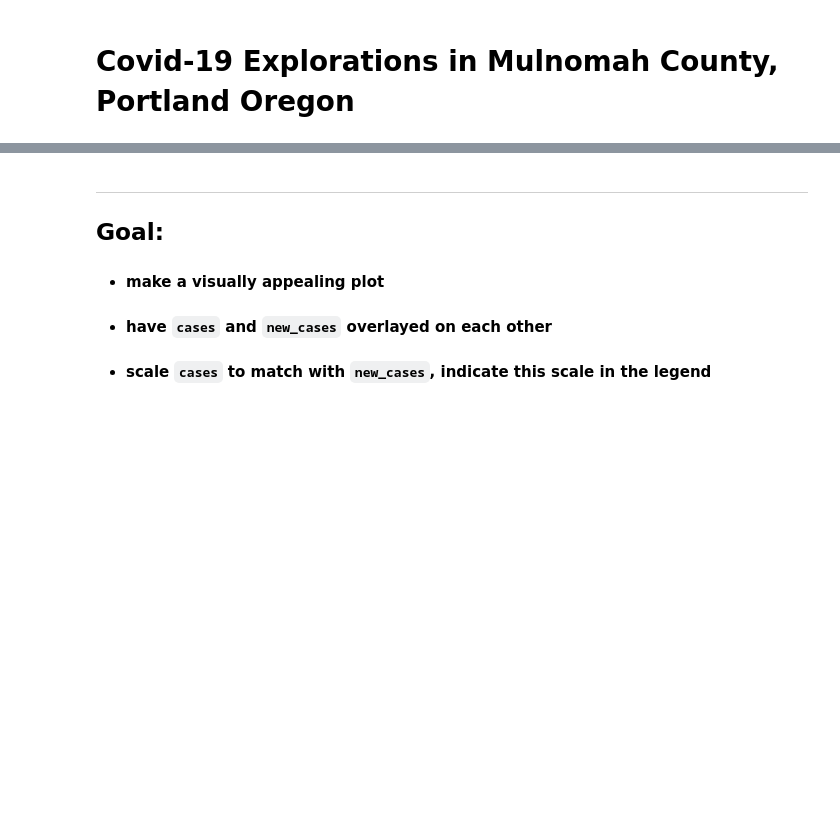
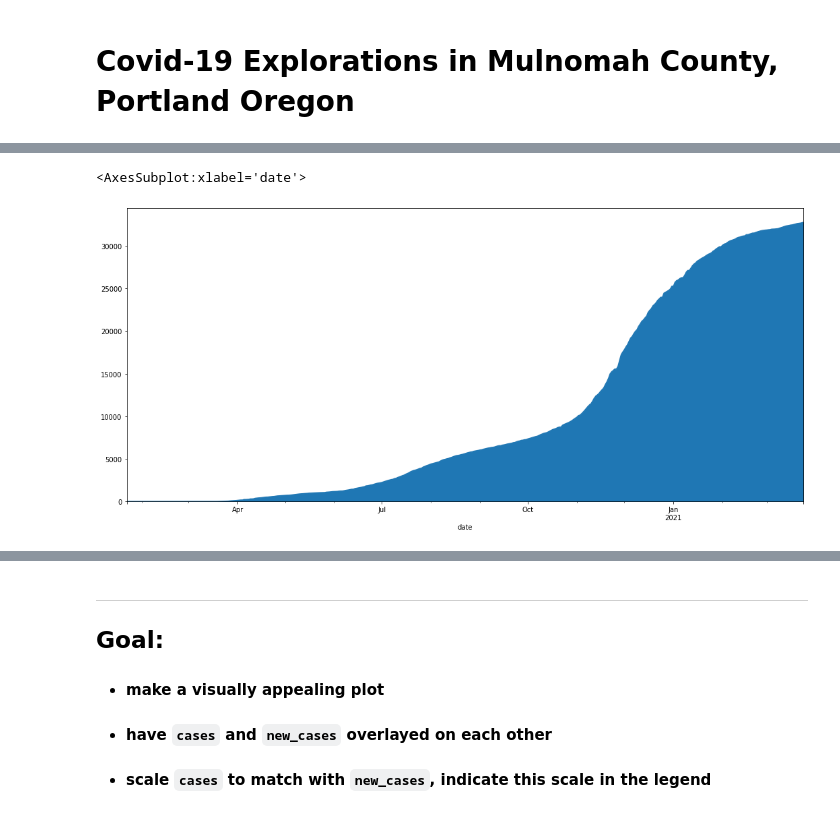
Before and after one commit to davydka/notebooks, a Jupyter notebook: CovidPortlandMultnomah.ipynb, the cells around one changed output, grey strips where cells are left out. Cells and saved outputs as stored; diff of their text form; code cells hidden in the pictures; blank space fills up the shorter version.

Commit message:
feat: plotting explorations wip

```diff
--- a/CovidPortlandMultnomah.ipynb
+++ b/CovidPortlandMultnomah.ipynb
@@ -55,4 +51,7 @@ dfm.tail()
 # %%
-# dfm.cases.plot(figsize=(18,8))
+dfm.cases.plot(figsize=(18,8), kind='area')
+# %% [output]
+<AxesSubplot:xlabel='date'>
+[figure, added]
 # %%
 dfm.new_cases.plot(figsize=(18,8), kind='area')
```
Also changed, not shown: parts of 11 cells of this notebook.
